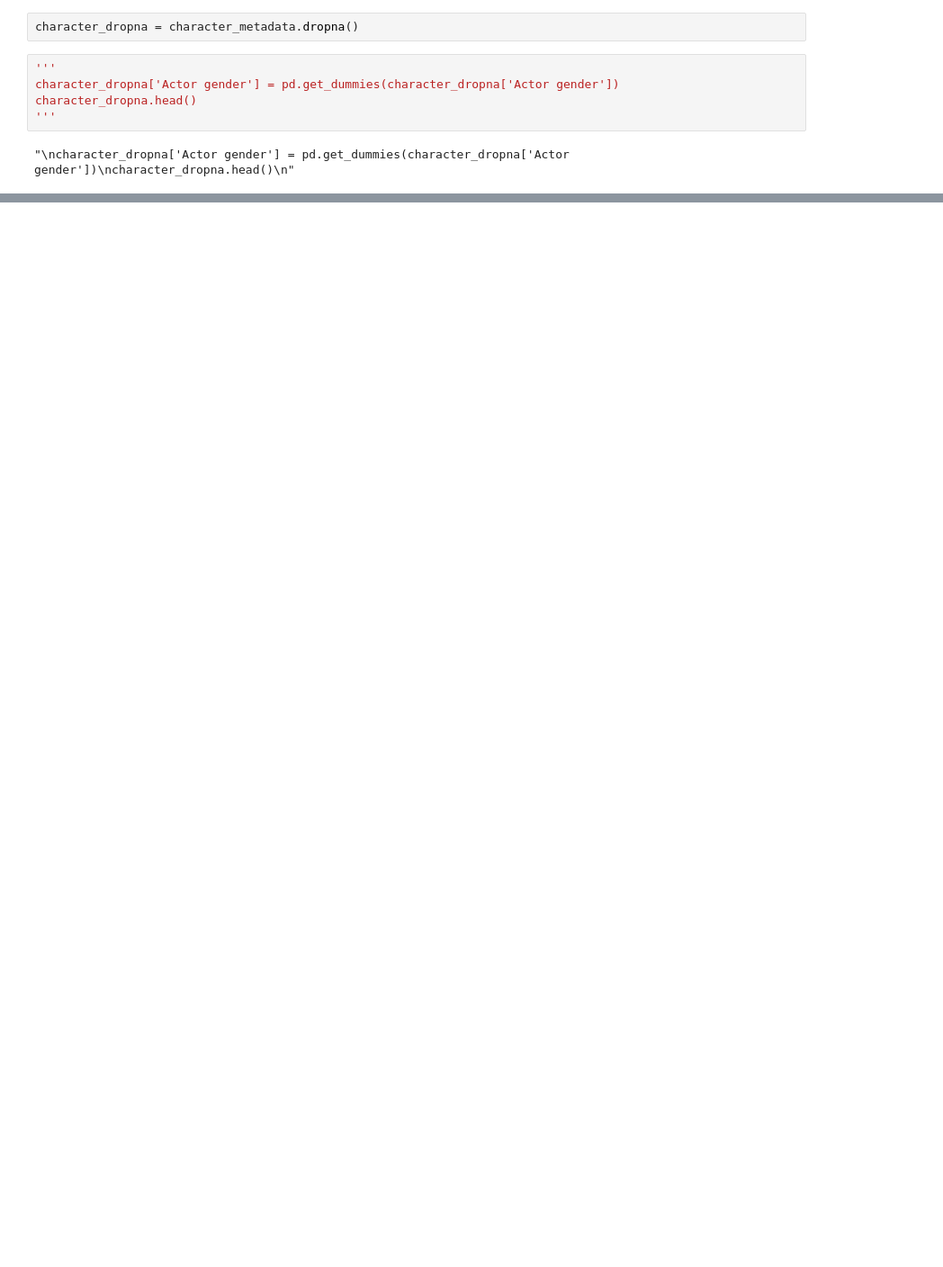
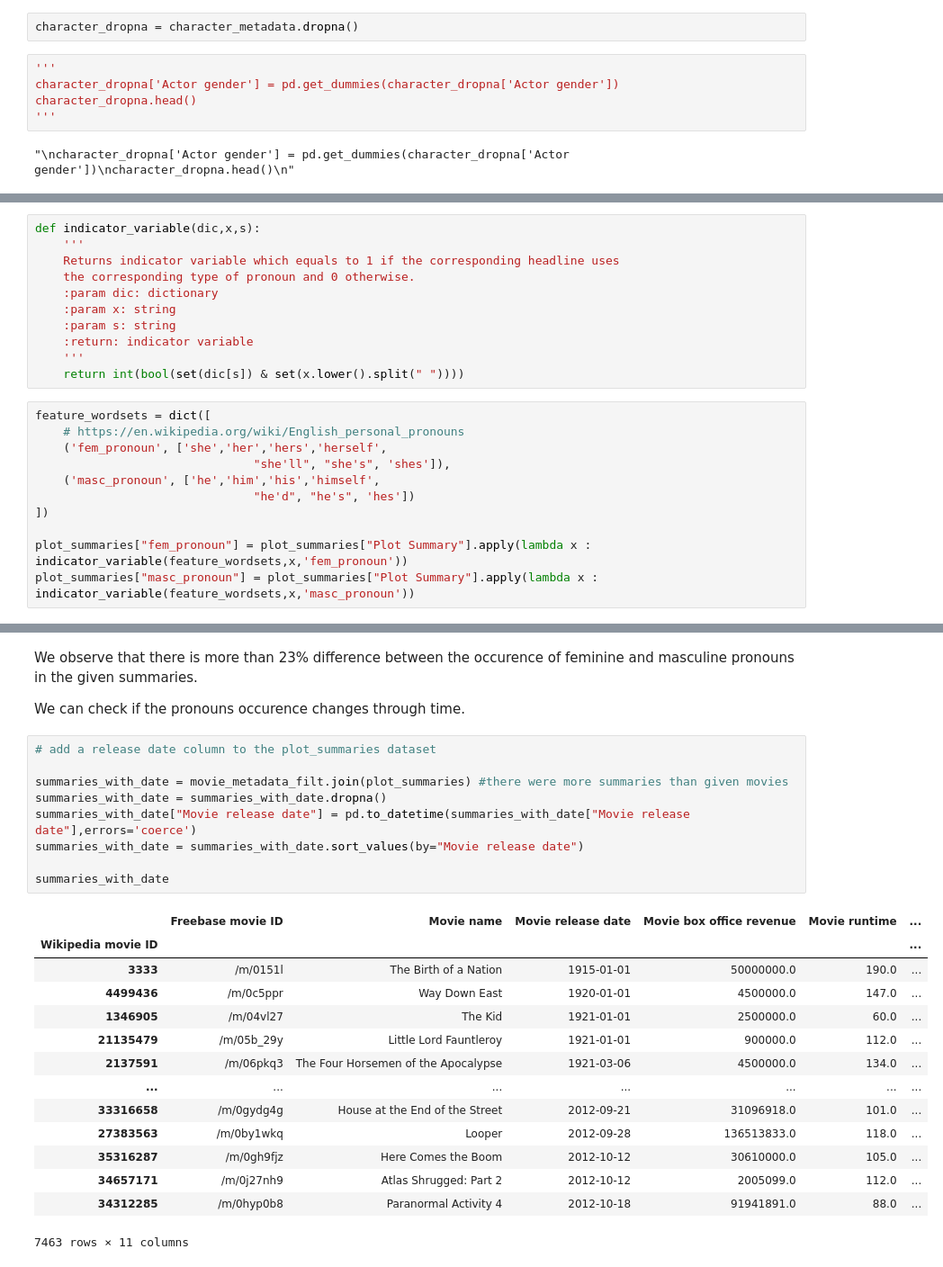
Before and after one commit to epfl-ada/ada-2022-project-cyga, a Jupyter notebook: preprocessing.ipynb, the cells around one changed output, grey strips where cells are left out. Shown: that part at 90% size. Saved outputs shown, nothing was run; the diff lists cells and outputs as text; blank space fills up the shorter version.

Commit message:
advance on summaries treatment

```diff
--- a/preprocessing.ipynb
+++ b/preprocessing.ipynb
@@ -484,0 +501,22 @@ character_dropna.head()
+# %%
+def indicator_variable(dic,x,s):
+    '''
+    Returns indicator variable which equals to 1 if the corresponding headline uses
+    the corresponding type of pronoun and 0 otherwise.
+    :param dic: dictionary
+    :param x: string
+    :param s: string
+    :return: indicator variable
+    '''
+    return int(bool(set(dic[s]) & set(x.lower().split(" "))))
+# %%
+feature_wordsets = dict([
+    # https://en.wikipedia.org/wiki/English_personal_pronouns
+    ('fem_pronoun', ['she','her','hers','herself',
+                               "she'll", "she's", 'shes']),
+    ('masc_pronoun', ['he','him','his','himself',
+                               "he'd", "he's", 'hes'])
+])
+
+plot_summaries["fem_pronoun"] = plot_summaries["Plot Summary"].apply(lambda x : indicator_variable(feature_wordsets,x,'fem_pronoun'))
+plot_summaries["masc_pronoun"] = plot_summaries["Plot Summary"].apply(lambda x : indicator_variable(feature_wordsets,x,'masc_pronoun'))
@@ -484,0 +556,29 @@ character_dropna.head()
+# %% [markdown]
+We observe that there is more than 23\% difference between the occurence of feminine and masculine pronouns in the given summaries.
+
+
+We can check if the pronouns occurence changes through time.
+# %%
+# add a release date column to the plot_summaries dataset
+
+summaries_with_date = movie_metadata_filt.join(plot_summaries) #there were more summaries than given movies
+summaries_with_date = summaries_with_date.dropna()
+summaries_with_date["Movie release date"] = pd.to_datetime(summaries_with_date["Movie release date"],errors='coerce')
+summaries_with_date = summaries_with_date.sort_values(by="Movie release date")
+
+summaries_with_date
+# %% [output]
+|  | Freebase movie ID | Movie name | Movie release date | Movie box office revenue | Movie runtime | ... |
+| Wikipedia movie ID |  |  |  |  |  | ... |
+| 3333 | /m/0151l | The Birth of a Nation | 1915-01-01 | 50000000.0 | 190.0 | ... |
+| 4499436 | /m/0c5ppr | Way Down East | 1920-01-01 | 4500000.0 | 147.0 | ... |
+| 1346905 | /m/04vl27 | The Kid | 1921-01-01 | 2500000.0 | 60.0 | ... |
+| 21135479 | /m/05b_29y | Little Lord Fauntleroy | 1921-01-01 | 900000.0 | 112.0 | ... |
+| 2137591 | /m/06pkq3 | The Four Horsemen of the Apocalypse | 1921-03-06 | 4500000.0 | 134.0 | ... |
+| ... | ... | ... | ... | ... | ... | ... |
+| 33316658 | /m/0gydg4g | House at the End of the Street | 2012-09-21 | 31096918.0 | 101.0 | ... |
+| 27383563 | /m/0by1wkq | Looper | 2012-09-28 | 136513833.0 | 118.0 | ... |
+| 35316287 | /m/0gh9fjz | Here Comes the Boom | 2012-10-12 | 30610000.0 | 105.0 | ... |
+| 34657171 | /m/0j27nh9 | Atlas Shrugged: Part 2 | 2012-10-12 | 2005099.0 | 112.0 | ... |
+| 34312285 | /m/0hyp0b8 | Paranormal Activity 4 | 2012-10-18 | 91941891.0 | 88.0 | ... |
+7463 rows × 11 columns
```
Also changed, not shown: parts of 25 cells of this notebook.
